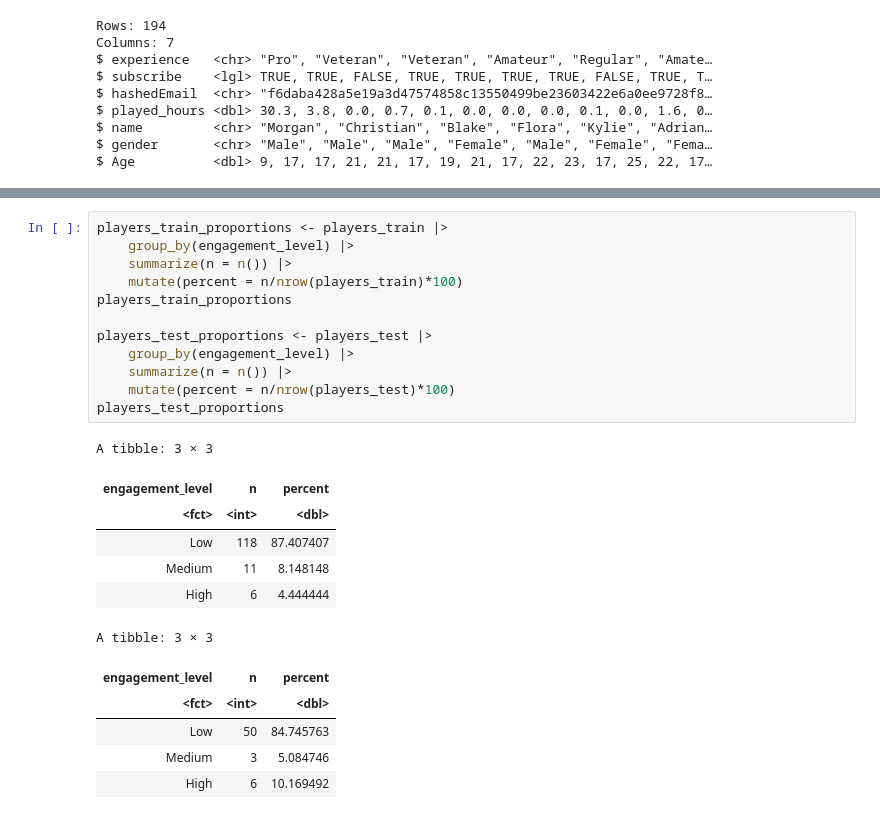
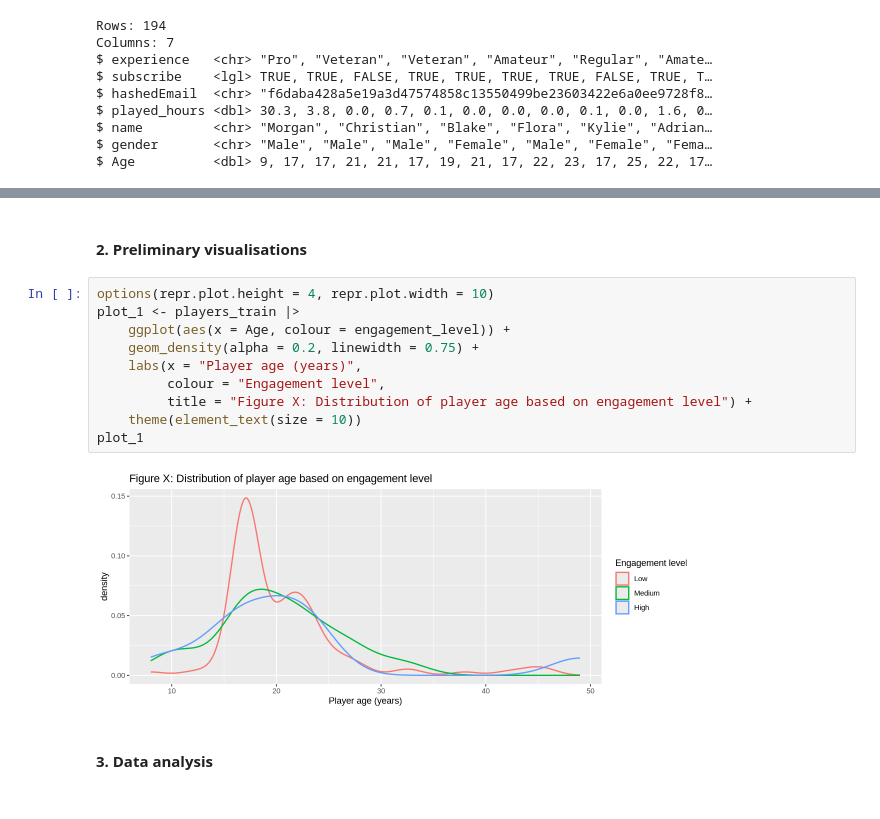
Before and after one commit to emma-chow/DSCI-Final-Project, a Jupyter notebook: Final_Project.ipynb, the cells around one changed output, grey strips where cells are left out. Cells and saved outputs as stored; diff of their text form.

```diff
--- a/Final_Project.ipynb
+++ b/Final_Project.ipynb
@@ -197,28 +231,19 @@ A tibble: 6 × 4
-# %%
-players_train_proportions <- players_train |>
-    group_by(engagement_level) |>
-    summarize(n = n()) |>
-    mutate(percent = n/nrow(players_train)*100)
-players_train_proportions
-
-players_test_proportions <- players_test |>
-    group_by(engagement_level) |>
-    summarize(n = n()) |>
-    mutate(percent = n/nrow(players_test)*100)
-players_test_proportions
-# %% [output]
-A tibble: 3 × 3
-| engagement_level | n | percent |
-| <fct> | <int> | <dbl> |
-| Low | 118 | 87.407407 |
-| Medium | 11 | 8.148148 |
-| High | 6 | 4.444444 |
-A tibble: 3 × 3
-| engagement_level | n | percent |
-| <fct> | <int> | <dbl> |
-| Low | 50 | 84.745763 |
-| Medium | 3 | 5.084746 |
-| High | 6 | 10.169492 |
+# %% [markdown]
+#### **2. Preliminary visualisations**
+# %%
+options(repr.plot.height = 4, repr.plot.width = 10)
+plot_1 <- players_train |>
+    ggplot(aes(x = Age, colour = engagement_level)) +
+    geom_density(alpha = 0.2, linewidth = 0.75) +
+    labs(x = "Player age (years)",
+         colour = "Engagement level",
+         title = "Figure X: Distribution of player age based on engagement level") +
+    theme(element_text(size = 10))
+plot_1
+# %% [output]
+[figure, added]
+# %% [markdown]
+#### **3. Data analysis**
 # %%
 set.seed(2)
 players_recipe <- recipe(engagement_level ~ Age, data = players_train) |>
```
Also changed, not shown: parts of 30 cells of this notebook, 1 other file.
